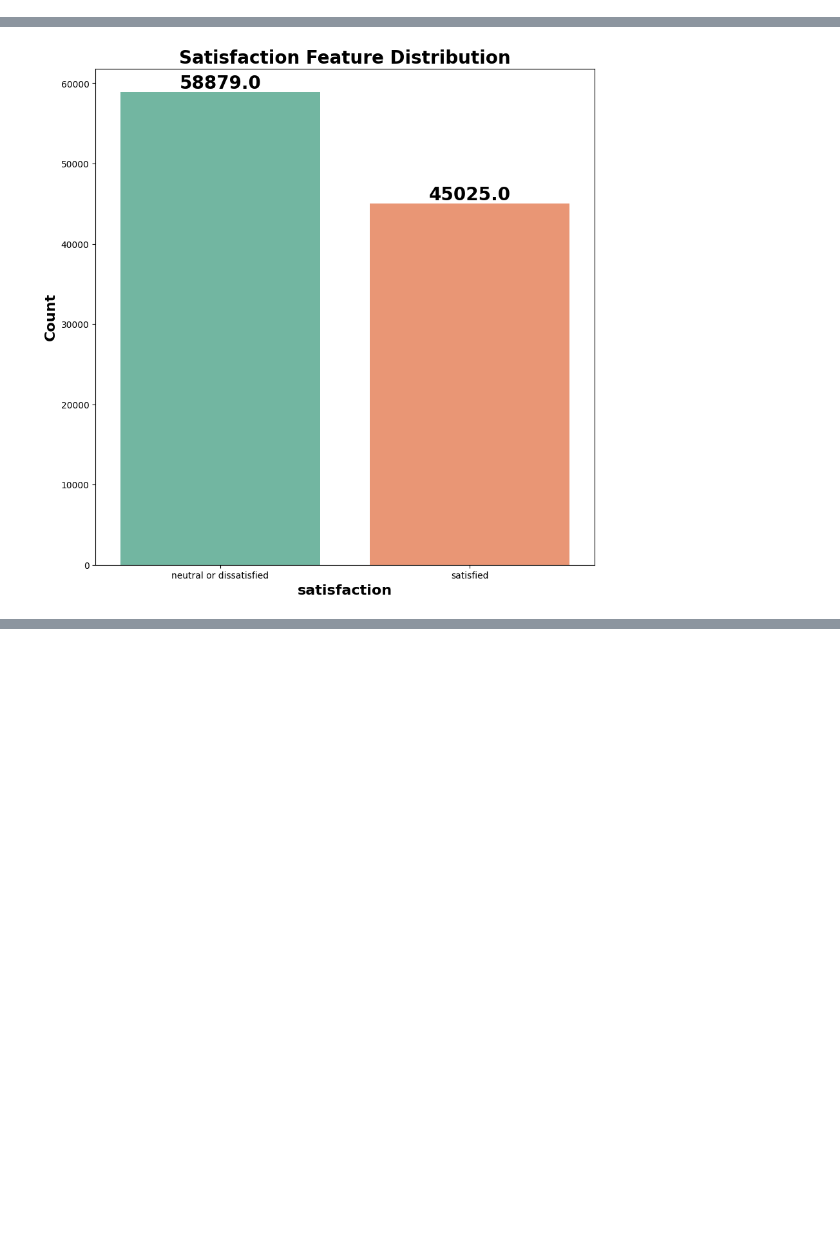
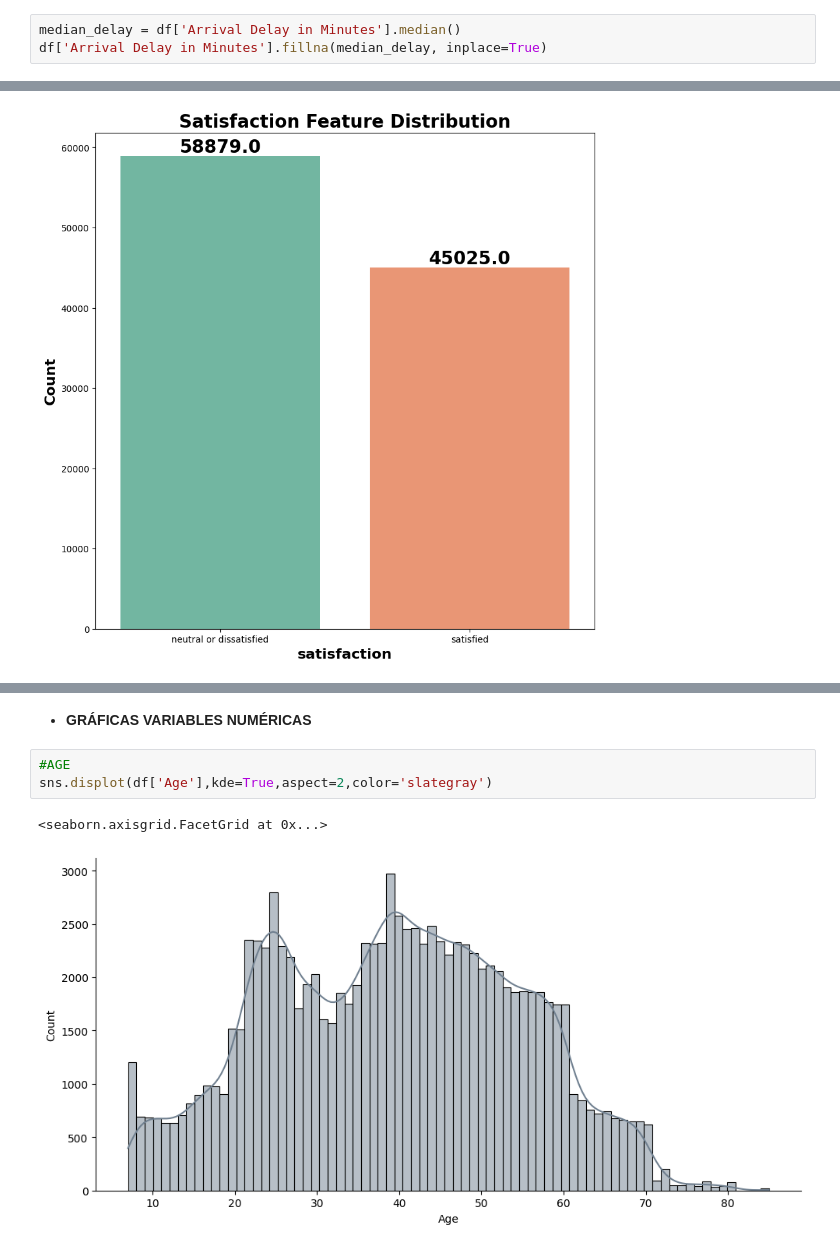
Before and after one commit to AI-School-F5-P2/Airlisnes_5, a Jupyter notebook: Aerolinea_grupo5.ipynb, the cells around one changed output, grey strips where cells are left out. Saved outputs shown, nothing was run; the diff lists cells and outputs as text; blank space fills up the shorter version.

```diff
--- a/Aerolinea_grupo5.ipynb
+++ b/Aerolinea_grupo5.ipynb
@@ -199,0 +200,3 @@ Sólo Arrival Delay in minutes tiene nulos y son muy pocos.
+# %%
+median_delay = df['Arrival Delay in Minutes'].median()
+df['Arrival Delay in Minutes'].fillna(median_delay, inplace=True)
@@ -239,0 +323,8 @@ plt.show()
+# %% [markdown]
+- **GRÁFICAS VARIABLES NUMÉRICAS**
+# %%
+#AGE
+sns.displot(df['Age'],kde=True,aspect=2,color='slategray')
+# %% [output]
+<seaborn.axisgrid.FacetGrid at 0x...>
+[figure, added]
```
Also changed, not shown: parts of 54 cells of this notebook.
